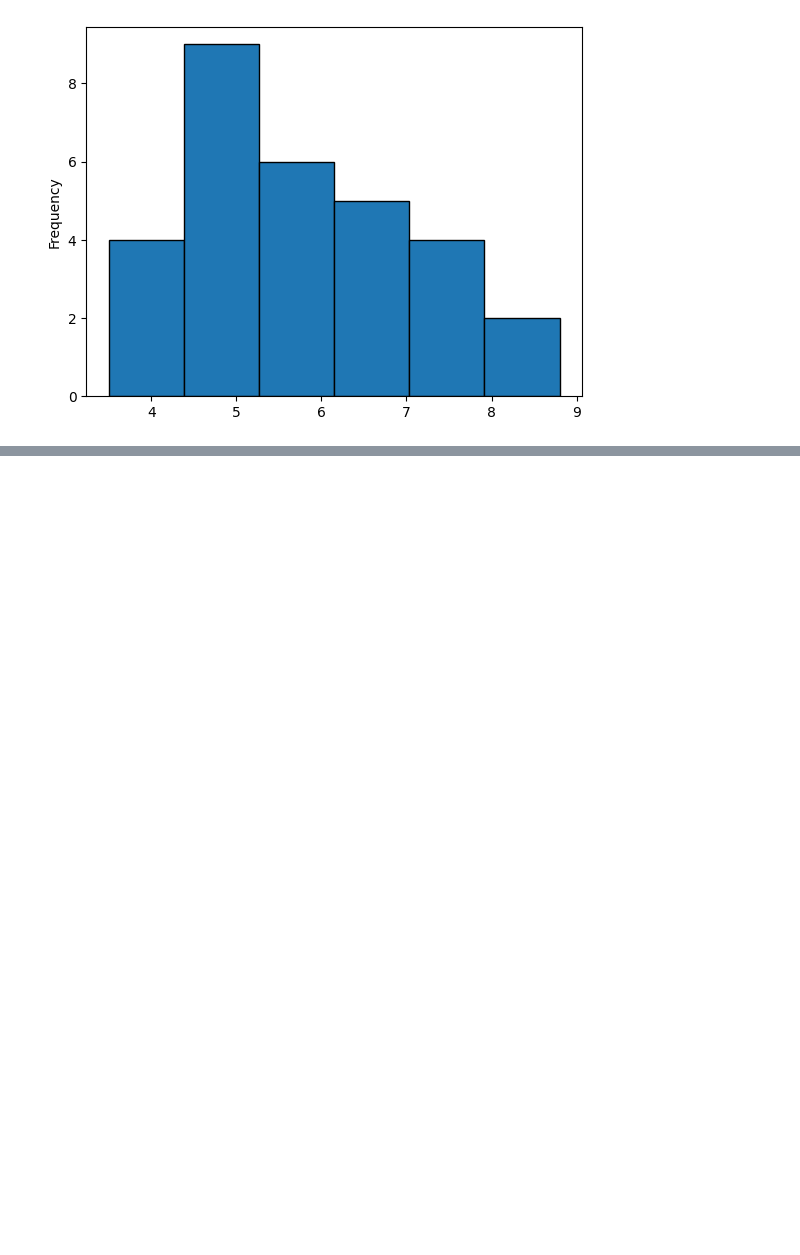
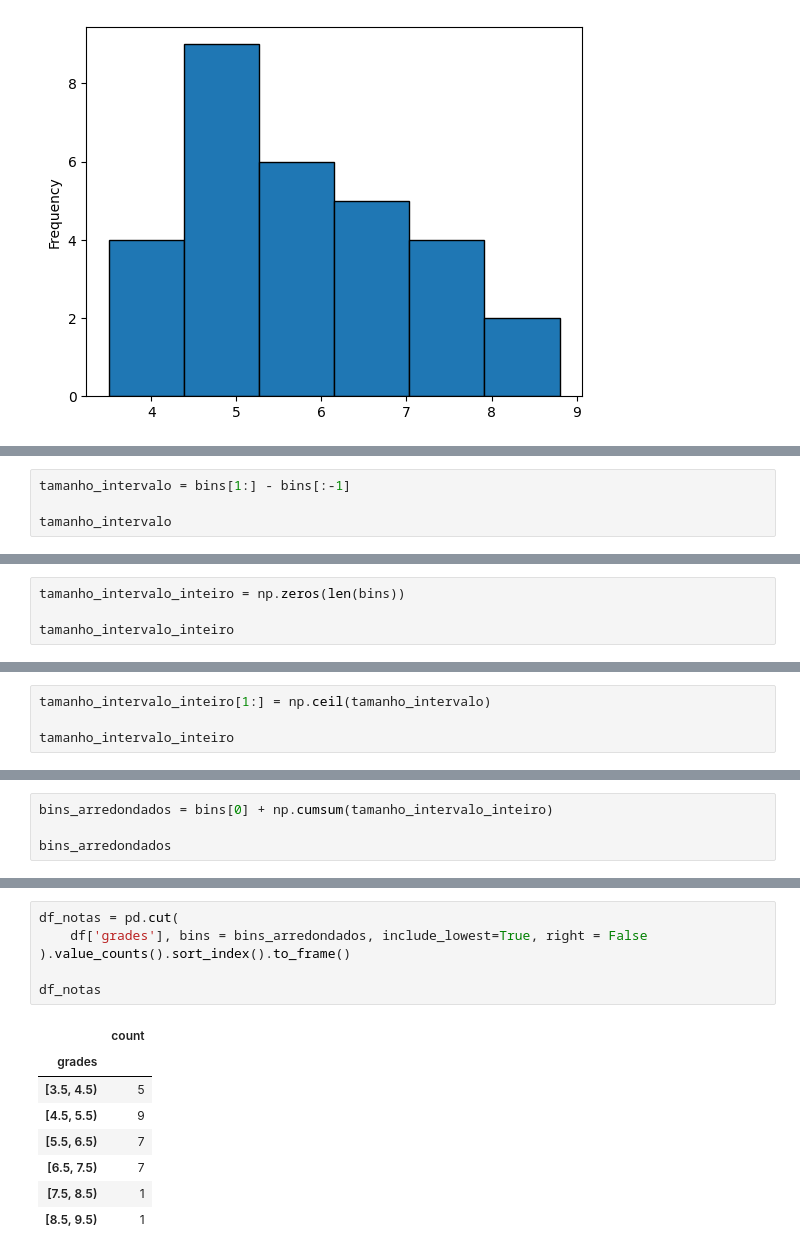
Before and after one commit to stephanyresque/Ciencia-de-dados-2, a Jupyter notebook: mes12/04_05-12-24.ipynb, the cells around one changed output, grey strips where cells are left out. Saved outputs shown, nothing was run; the diff lists cells and outputs as text; blank space fills up the shorter version.

```diff
--- a/mes12/04-12-24.ipynb
+++ b/mes12/04_05-12-24.ipynb
@@ -128,0 +136,4 @@ df['grades'].plot.hist(bins = int(k), edgecolor = 'black')
+# %%
+tamanho_intervalo = bins[1:] - bins[:-1]
+
+tamanho_intervalo
@@ -128,0 +165,4 @@ df['grades'].plot.hist(bins = int(k), edgecolor = 'black')
+# %%
+tamanho_intervalo_inteiro = np.zeros(len(bins))
+
+tamanho_intervalo_inteiro
@@ -128,0 +171,4 @@ df['grades'].plot.hist(bins = int(k), edgecolor = 'black')
+# %%
+tamanho_intervalo_inteiro[1:] = np.ceil(tamanho_intervalo)
+
+tamanho_intervalo_inteiro
@@ -128,0 +185,4 @@ df['grades'].plot.hist(bins = int(k), edgecolor = 'black')
+# %%
+bins_arredondados = bins[0] + np.cumsum(tamanho_intervalo_inteiro)
+
+bins_arredondados
@@ -128,0 +213,15 @@ df['grades'].plot.hist(bins = int(k), edgecolor = 'black')
+# %%
+df_notas = pd.cut(
+    df['grades'], bins = bins_arredondados, include_lowest=True, right = False
+).value_counts().sort_index().to_frame()
+
+df_notas
+# %% [output]
+|  | count |
+| grades |  |
+| [3.5, 4.5) | 5 |
+| [4.5, 5.5) | 9 |
+| [5.5, 6.5) | 7 |
+| [6.5, 7.5) | 7 |
+| [7.5, 8.5) | 1 |
+| [8.5, 9.5) | 1 |
```
Also changed, not shown: parts of 11 cells of this notebook.
